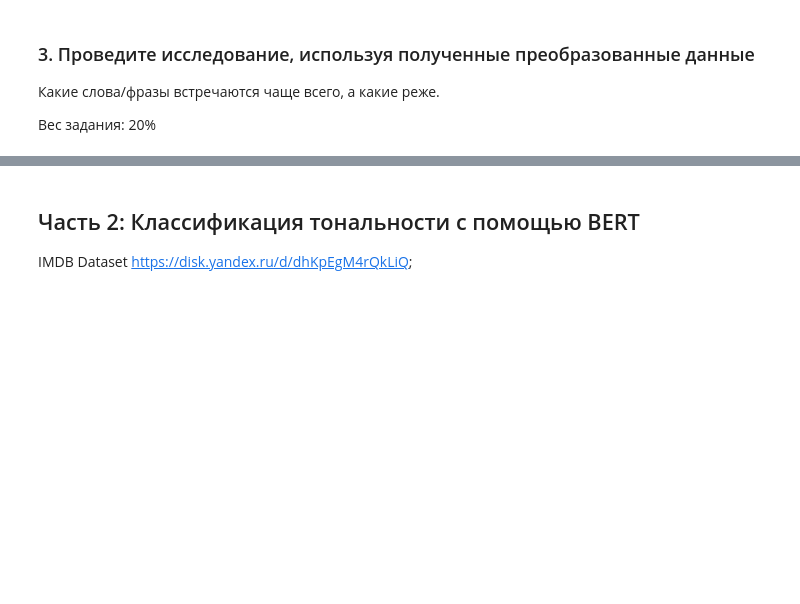
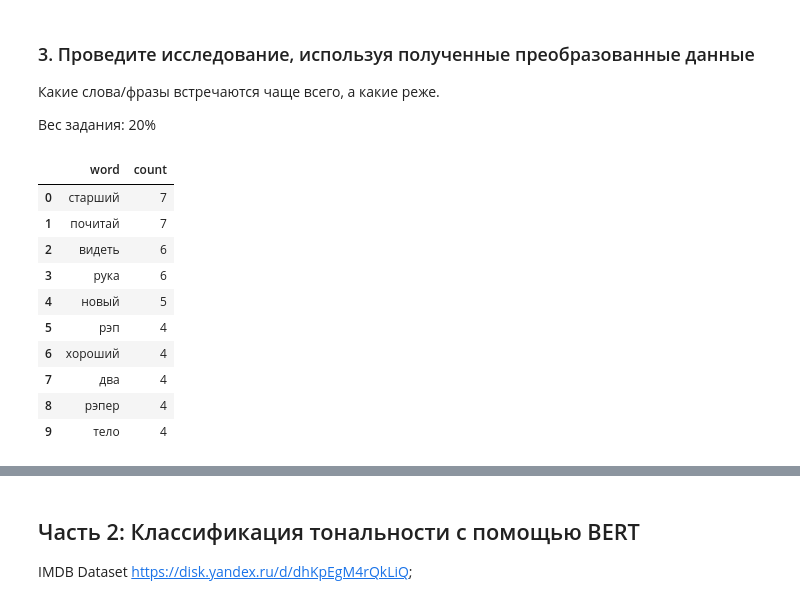
Before and after one commit to Deaacon/HW_2_2025-Roman_Dyakonov, a Jupyter notebook: solution.ipynb, the cells around one changed output, grey strips where cells are left out. Saved outputs shown, nothing was run; the diff lists cells and outputs as text; code cells hidden in the pictures; blank space fills up the shorter version.

```diff
--- a/solution.ipynb
+++ b/solution.ipynb
@@ -107,0 +146,21 @@ for i in range(tfidf_matrix.shape[0]):
+# %%
+# Отображение 10 наиболее часто встречающихся слов
+word_counts = count_matrix.sum(axis=0)
+word_names = count_features
+
+df = pd.DataFrame({'word': word_names, 'count': word_counts})
+df = df.sort_values(by='count', ascending=False)
+df = df.reset_index(drop=True)
+df.head(10)
+# %% [output]
+|  | word | count |
+| 0 | старший | 7 |
+| 1 | почитай | 7 |
+| 2 | видеть | 6 |
+| 3 | рука | 6 |
+| 4 | новый | 5 |
+| 5 | рэп | 4 |
+| 6 | хороший | 4 |
+| 7 | два | 4 |
+| 8 | рэпер | 4 |
+| 9 | тело | 4 |
```
Also changed, not shown: parts of 16 cells of this notebook.
